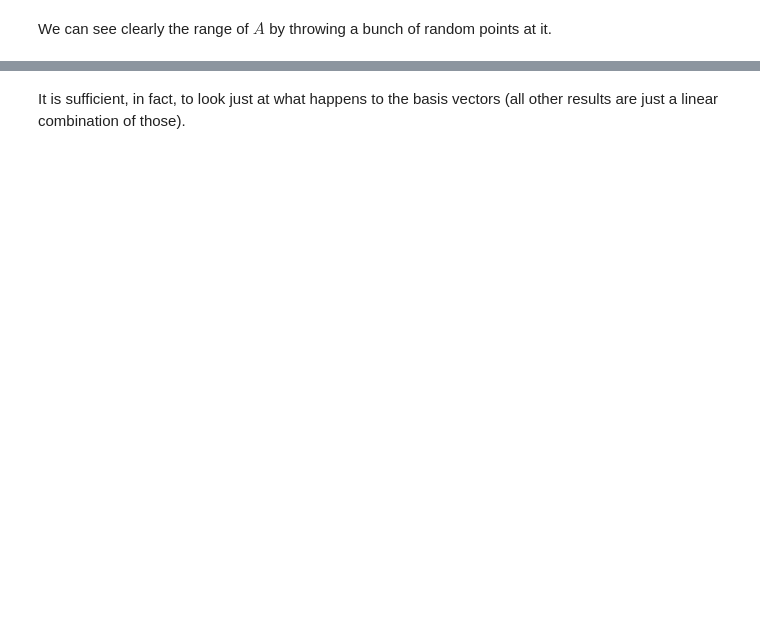
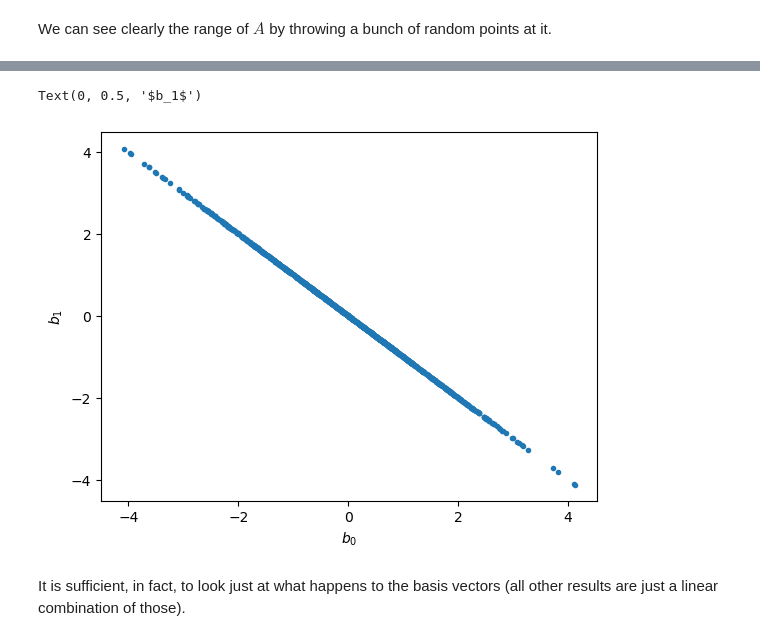
Before and after one commit to blanton144/computational-grad, a Jupyter notebook: docs/notebooks/linear-algebra.ipynb, the cells around one changed output, grey strips where cells are left out. Cells and saved outputs as stored; diff of their text form; code cells hidden in the pictures; blank space fills up the shorter version.

```diff
--- a/docs/notebooks/linear-algebra.ipynb
+++ b/docs/notebooks/linear-algebra.ipynb
@@ -151,8 +214,10 @@ plt.ylabel("$x_1$")
 # %%
 plt.plot(b[0, :], b[1, :], '.')
-plt.plot(b2[0, :], b2[1, :], '.')
 plt.xlabel("$b_0$")
 plt.ylabel("$b_1$")
+# %% [output]
+Text(0, 0.5, '$b_1$')
+[figure, added]
 # %% [markdown]
 It is sufficient, in fact, to look just at what happens to the basis vectors (all other results are just a linear combination of those).
 # %%
```
Also changed, not shown: parts of 29 cells of this notebook, 2 other files.
